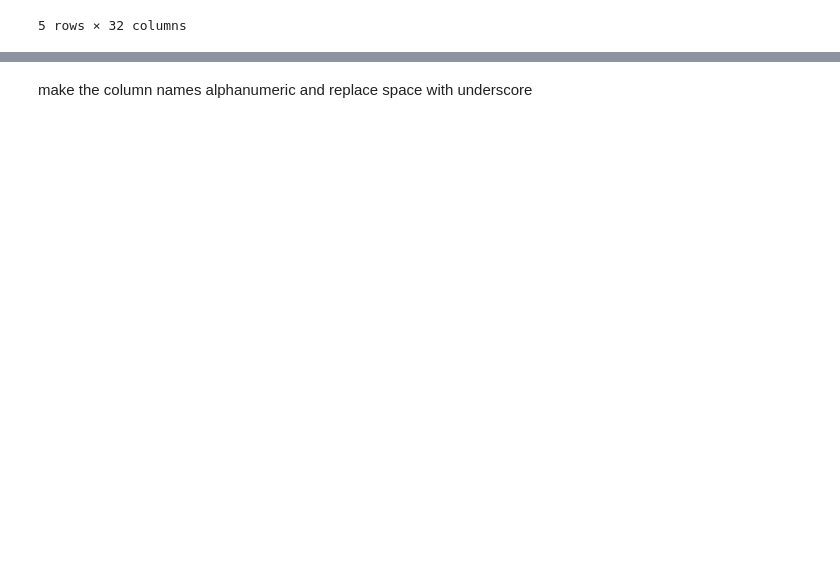
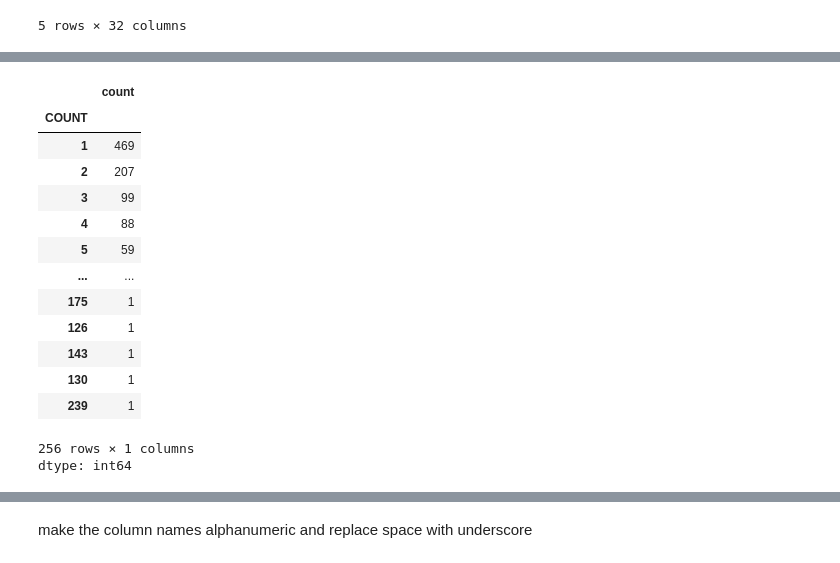
Before and after one commit to JoelDrake302/ML-AutoTheft, a Jupyter notebook: Auto_theft.ipynb, the cells around one changed output, grey strips where cells are left out. Drawn from its saved outputs; the diff is of its cells as text; code cells hidden in the pictures; blank space fills up the shorter version.

```diff
--- a/Auto_theft.ipynb
+++ b/Auto_theft.ipynb
@@ -36,0 +67,3 @@ df.head()
+# %%
+grouped_df = new_df.groupby(['LOCATION_TYPE', 'PREMISES_TYPE', 'NEIGHBOURHOOD_158']).size().reset_index(name='COUNT')
+print(grouped_df.head())
@@ -36,0 +96,18 @@ df.head()
+# %%
+grouped_df['COUNT'].value_counts()
+# %% [output]
+|  | count |
+| COUNT |  |
+| 1 | 469 |
+| 2 | 207 |
+| 3 | 99 |
+| 4 | 88 |
+| 5 | 59 |
+| ... | ... |
+| 175 | 1 |
+| 126 | 1 |
+| 143 | 1 |
+| 130 | 1 |
+| 239 | 1 |
+256 rows × 1 columns
+dtype: int64
```
Also changed, not shown: parts of 15 cells of this notebook.
